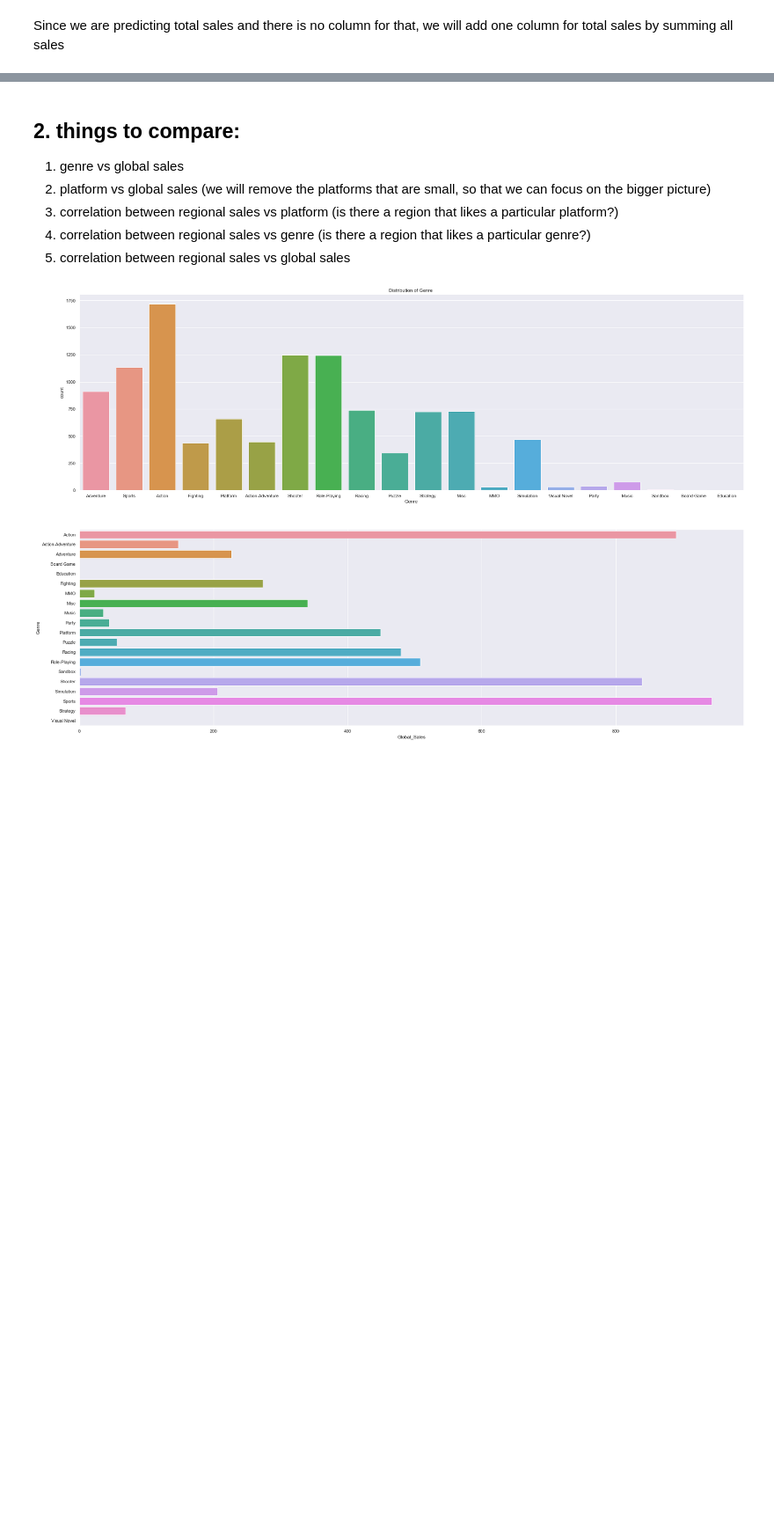
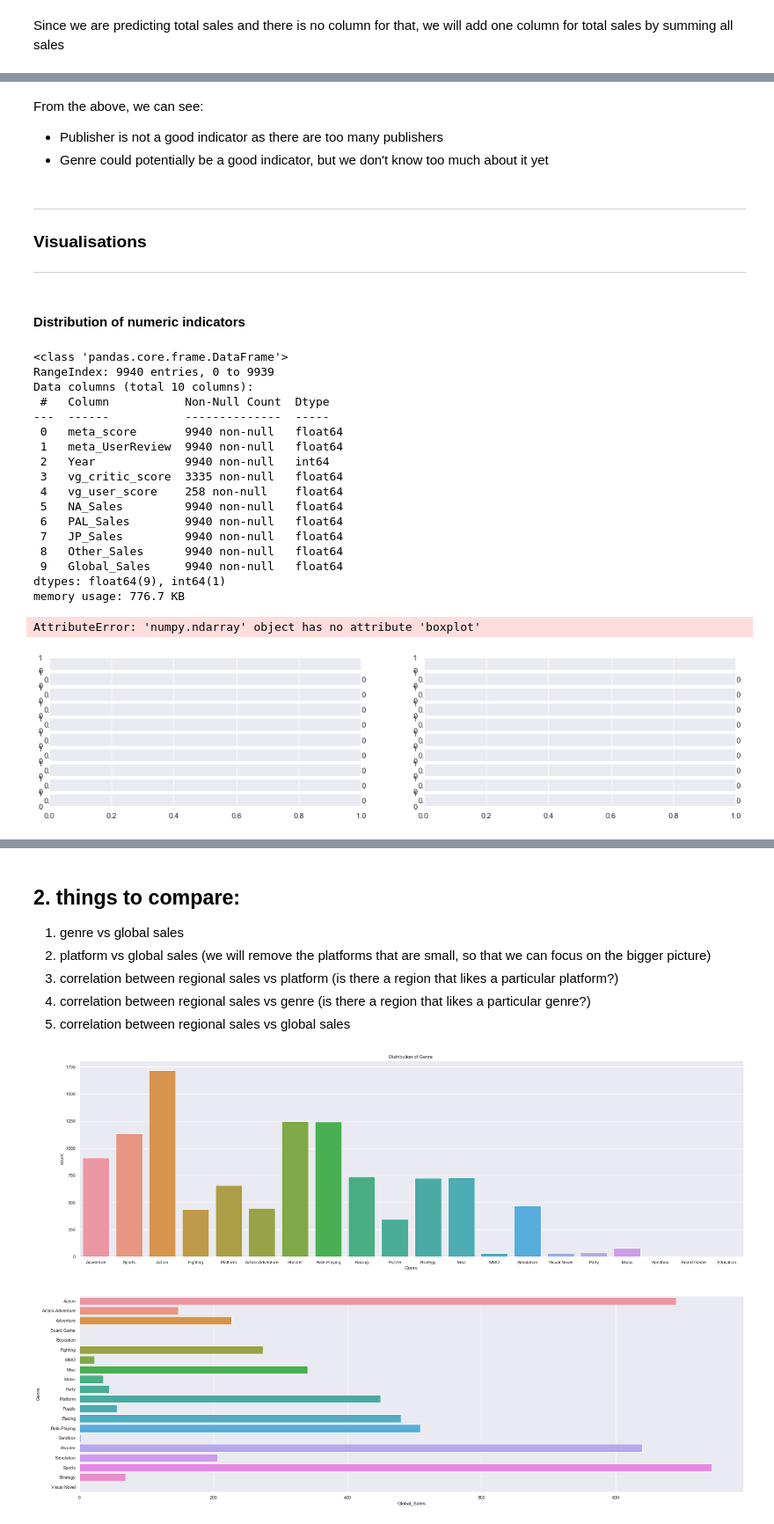
Before and after one commit to Adren98/GAME-SALES-AND-RATINGS-1015-SC3, a Jupyter notebook: EDA.ipynb, the cells around one changed output, grey strips where cells are left out. Shown at 88% size. Drawn from its saved outputs; the diff is of its cells as text; code cells hidden in the pictures; blank space fills up the shorter version.

```diff
--- a/EDA.ipynb
+++ b/EDA.ipynb
@@ -189,0 +206,4 @@ memory usage: 1.4+ MB
+# %%
+data = pd.read_csv("cleaned_data.csv")
+
+data.info()
@@ -189,0 +269,38 @@ memory usage: 1.4+ MB
+# %% [markdown]
+From the above, we can see:
+* Publisher is not a good indicator as there are too many publishers
+* Genre could potentially be a good indicator, but we don't know too much about it yet
+# %% [markdown]
+***
+### Visualisations
+***
+# %% [markdown]
+#### Distribution of numeric indicators
+# %%
+# distribution of meta_score
+f, axes = plt.subplots(10, 2, figsize=(18, 4))
+tempdata = data[["meta_score", "meta_UserReview", "Year", "vg_critic_score", "vg_user_score", "NA_Sales", "PAL_Sales", "JP_Sales", "Other_Sales", "Global_Sales"]]
+tempdata.info()
+for each in tempdata:
+    p = sb.boxplot(data = data['meta_score'], orient = "h", ax = axes[0])
+    p = sb.histplot(data = data['meta_score'], ax = axes[1])
+# %% [output]
+<class 'pandas.core.frame.DataFrame'>
+RangeIndex: 9940 entries, 0 to 9939
+Data columns (total 10 columns):
+ #   Column           Non-Null Count  Dtype
+---  ------           --------------  -----
+ 0   meta_score       9940 non-null   float64
+ 1   meta_UserReview  9940 non-null   float64
+ 2   Year             9940 non-null   int64
+ 3   vg_critic_score  3335 non-null   float64
+ 4   vg_user_score    258 non-null    float64
+ 5   NA_Sales         9940 non-null   float64
+ 6   PAL_Sales        9940 non-null   float64
+ 7   JP_Sales         9940 non-null   float64
+ 8   Other_Sales      9940 non-null   float64
+ 9   Global_Sales     9940 non-null   float64
+dtypes: float64(9), int64(1)
+memory usage: 776.7 KB
+AttributeError: 'numpy.ndarray' object has no attribute 'boxplot'
+[figure, added]
```
Also changed, not shown: parts of 23 cells of this notebook, 3 other files.
